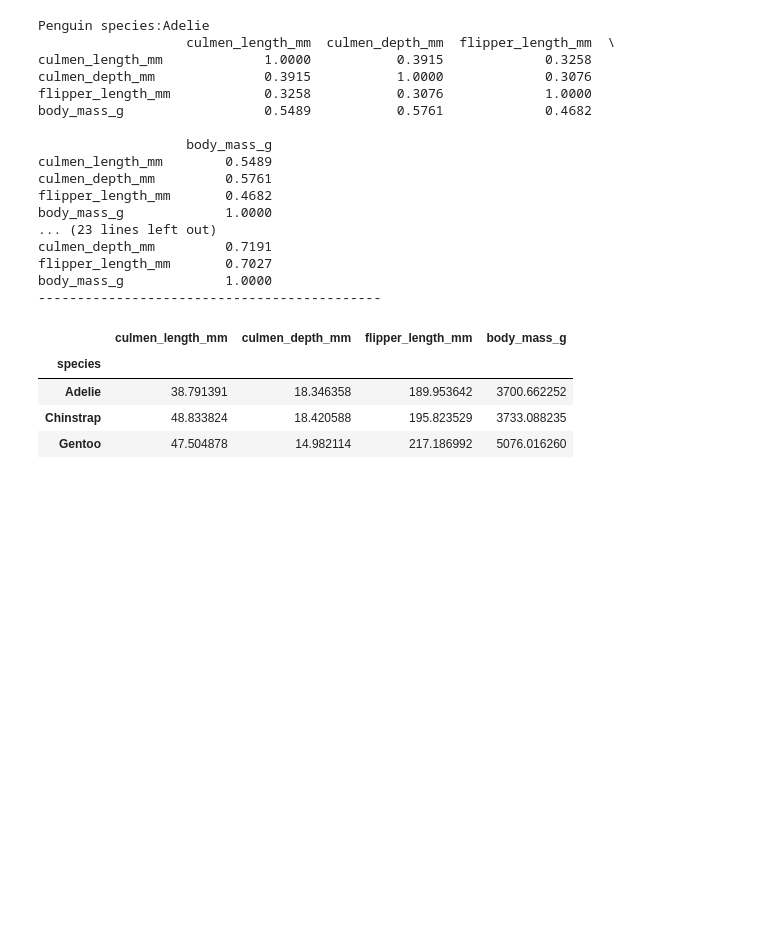
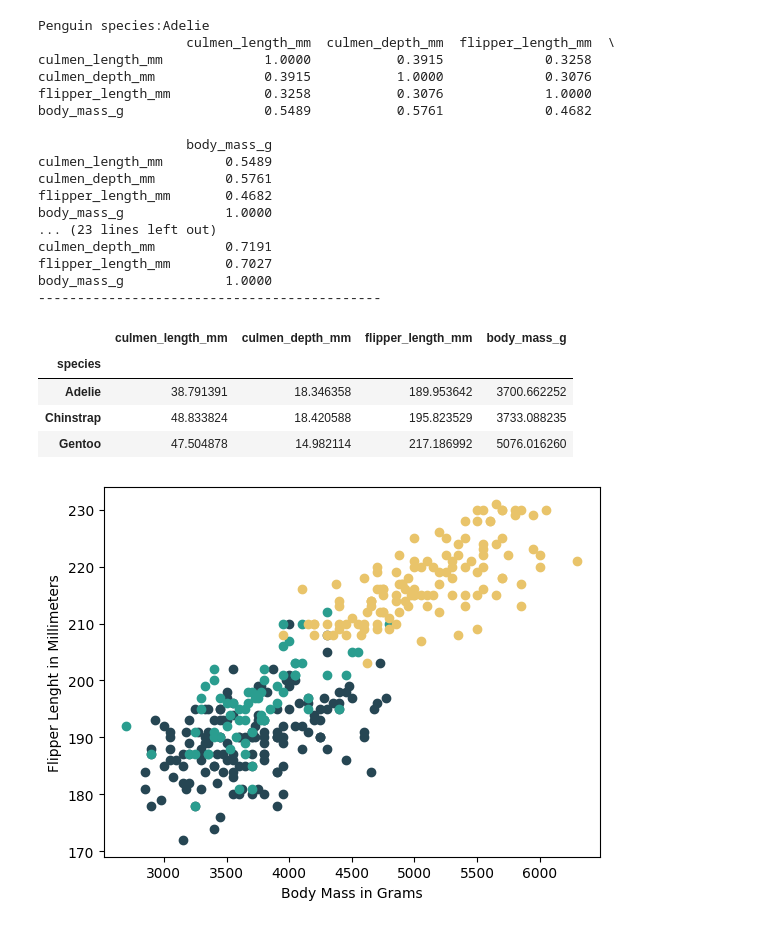
Before and after one commit to Leow14/Penguin-DF, a Jupyter notebook: notebook.ipynb, the cells around one changed output. Cells and saved outputs as stored; diff of their text form; code cells hidden in the pictures; blank space fills up the shorter version.

Commit message:
Adding visualization to the sizes of each penguin's group.

```diff
--- a/notebook.ipynb
+++ b/notebook.ipynb
@@ -290,3 +290,19 @@ df.groupby("species")[
 | Adelie | 38.791391 | 18.346358 | 189.953642 | 3700.662252 |
 | Chinstrap | 48.833824 | 18.420588 | 195.823529 | 3733.088235 |
 | Gentoo | 47.504878 | 14.982114 | 217.186992 | 5076.016260 |
+# %%
+# Ploting a chart that displays penguins "size" grouping by penguins species
+
+# X
+colors = ["#47A025", "#6B0504", "#D5E68D"]
+
+for i, specie in enumerate(df["species"].unique().tolist()):
+    x = df[df["species"] == specie]["body_mass_g"].tolist()
+    y = df[df["species"] == specie]["flipper_length_mm"].tolist()
+    plt.scatter(x, y, color=palette_list[i])
+
+plt.xlabel("Body Mass in Grams")
+plt.ylabel("Flipper Lenght in Millimeters")
+plt.show()
+# %% [output]
+[figure, added]
```
Also changed, not shown: parts of 2 cells of this notebook.
